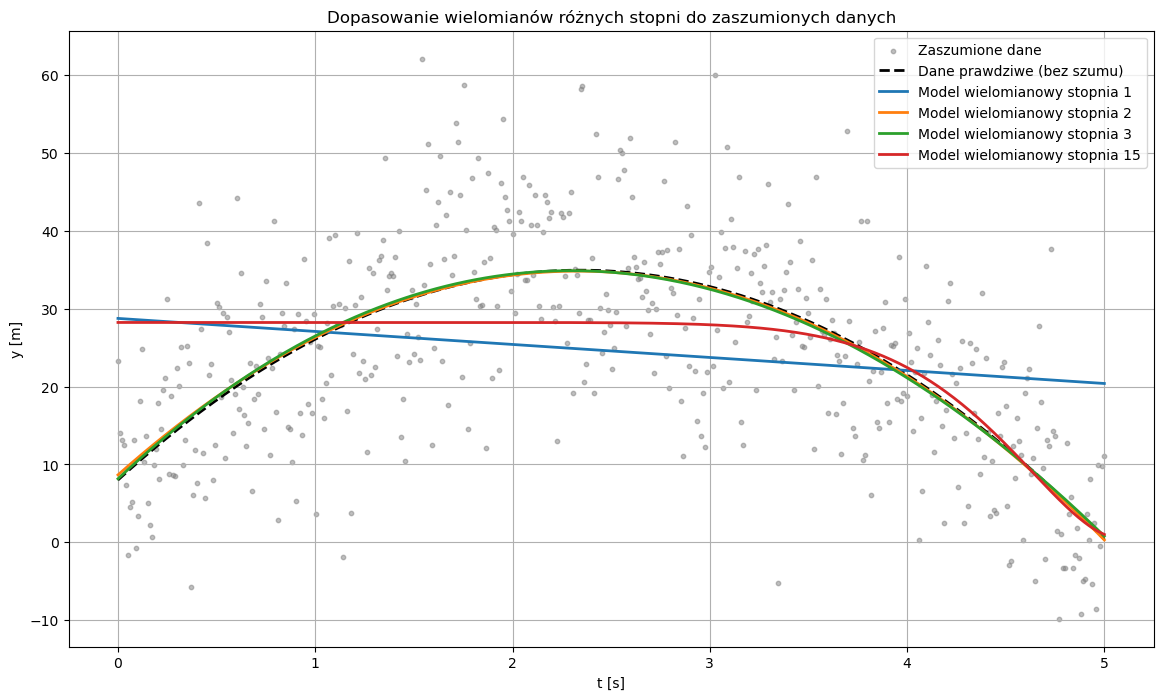
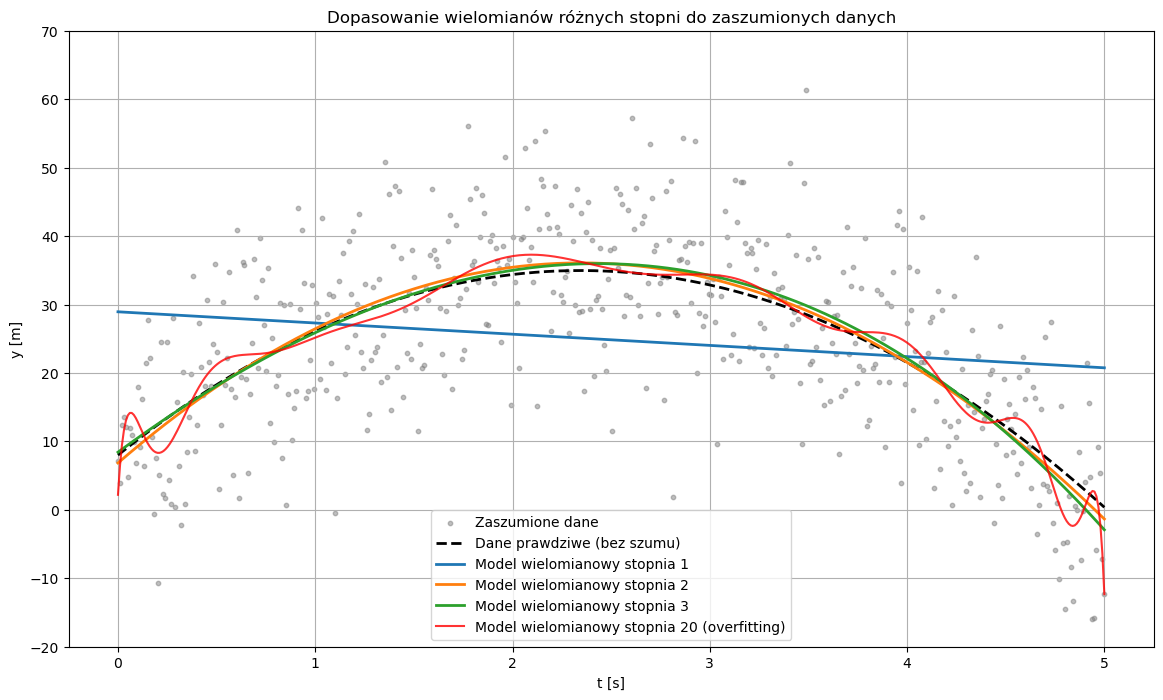
Unified diff of the notebook cell whose output changed from the first chart to the second:
--- before
+++ after
@@ -1,5 +1,6 @@
 # Zadanie 1a i 1b
-from sklearn.preprocessing import PolynomialFeatures
+from sklearn.preprocessing import PolynomialFeatures, StandardScaler
 from sklearn.linear_model import LinearRegression
+from sklearn.pipeline import make_pipeline
 import numpy as np
 import matplotlib.pyplot as plt
@@ -7,8 +8,7 @@
 # Przygotowanie danych z większym i mniejszym szumem dla lepszego pokazania
 dataset_training_size = 500
-t = np.linspace(0, 5, dataset_training_size).astype(np.float32)
-# Generowanie różnych poziomów szumu
-noise_low = 0.5 * np.random.randn(dataset_training_size).astype(np.float32)
-noise_high = 10 * np.random.randn(dataset_training_size).astype(np.float32)
+t = np.linspace(0, 5, dataset_training_size).astype(np.float64) # Używamy float64 dla większej stabilności
+# Generowanie uśrednionego szumu
+noise_high = 10 * np.random.randn(dataset_training_size).astype(np.float64)
 
 h0, v0, g = 8.0, 23.0, 9.81
@@ -18,6 +18,6 @@
 t = t.reshape(dataset_training_size, 1)
 
-# Dopasowanie wielomianów różnych stopni t_poly_1, 2, 3, 15
-degrees = [1, 2, 3, 15]
+# Dopasowanie wielomianów różnych stopni t_poly_1, 2, 3, 20
+degrees = [1, 2, 3, 20]
 
 plt.figure(figsize=(14, 8))
@@ -26,15 +26,21 @@
 
 for d in degrees:
-    poly_features = PolynomialFeatures(degree=d, include_bias=False)
-    t_poly = poly_features.fit_transform(t)
+    # Używamy pipeline z StandardScaler dla wysokich stopni, aby uniknąć skrajnego przesterowania/braku stabilności numerycznej macierzy.
+    poly_reg = make_pipeline(
+        PolynomialFeatures(degree=d, include_bias=False),
+        StandardScaler(),
+        LinearRegression()
+    )
     
-    lin_reg = LinearRegression()
-    lin_reg.fit(t_poly, y_noisy)
+    poly_reg.fit(t, y_noisy)
+    y_pred = poly_reg.predict(t)
     
-    print(f"Stopień {d}: wyraz wolny = {lin_reg.intercept_:.2f}, współczynniki = {lin_reg.coef_}")
-    
-    y_pred = lin_reg.predict(t_poly)
-    plt.plot(t, y_pred, linewidth=2, label=f'Model wielomianowy stopnia {d}')
+    # Rysujemy tylko wybrane stopnie na wykresie
+    if d == 20:
+        plt.plot(t, y_pred, linewidth=1.5, alpha=0.8, color='red', label=f'Model wielomianowy stopnia {d} (overfitting)')
+    else:
+        plt.plot(t, y_pred, linewidth=2, label=f'Model wielomianowy stopnia {d}')
 
+plt.ylim([-20, 70]) # Ograniczenie żeby wężykowanie z overfittingu nie rozciągnęło nam absurdalnie skali
 plt.xlabel('t [s]')
 plt.ylabel('y [m]')

Commit: fix lab1 exercise3 program & analysis